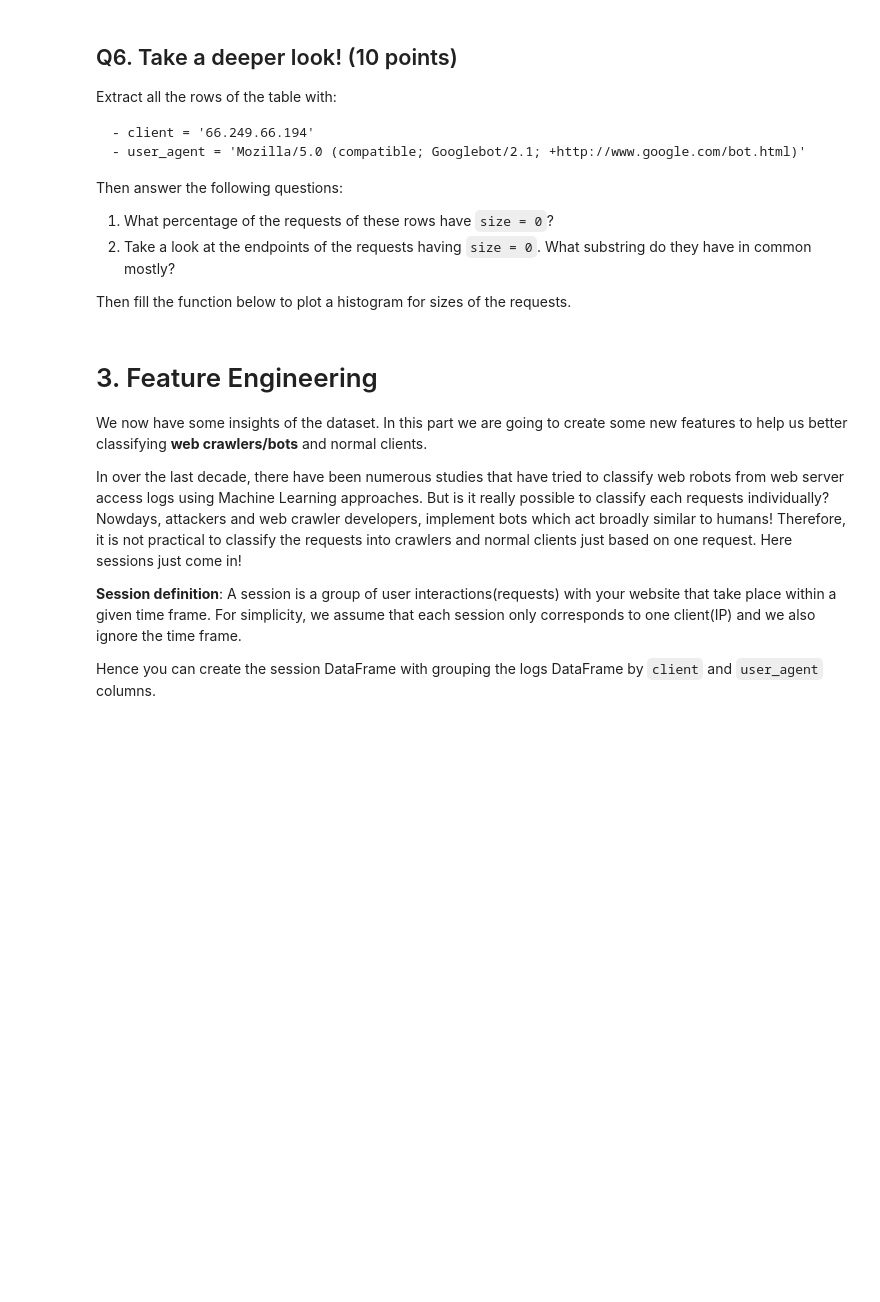
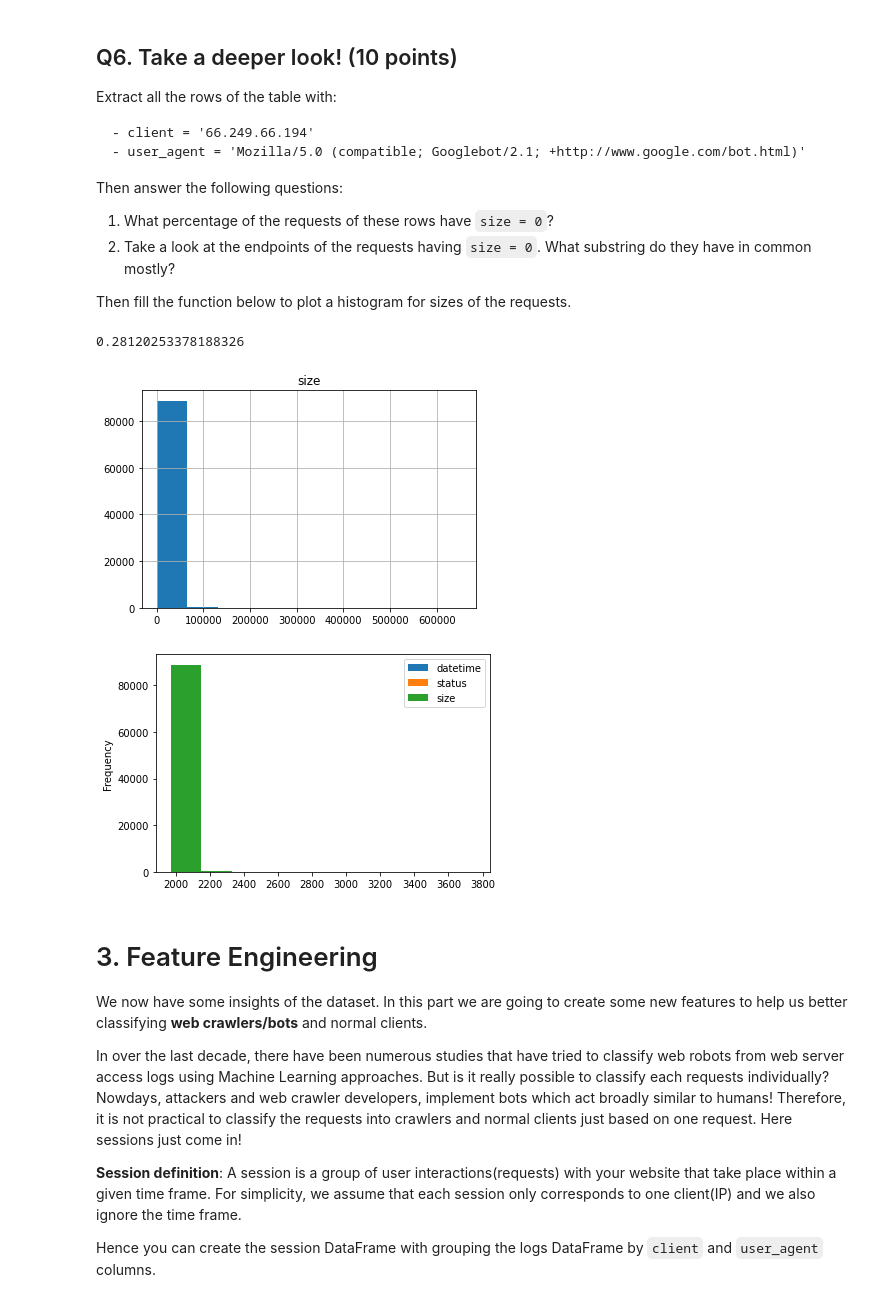
Before and after one commit to AAdvari/pandas-practice, a Jupyter notebook: LogServerAnalysis.ipynb, the cells around one changed output. Drawn from its saved outputs; the diff is of its cells as text; code cells hidden in the pictures; blank space fills up the shorter version.

```diff
--- a/LogServerAnalysis.ipynb
+++ b/LogServerAnalysis.ipynb
@@ -582,17 +577,26 @@ Then fill the function below to plot a histogram for sizes of the requests.
 # %%
 client = '66.249.66.194'
 user_agent = 'Mozilla/5.0 (compatible; Googlebot/2.1; +http://www.google.com/bot.html)'
 
 def plot_histogram(sample_df, n_bins=10):
     # TODO: Implement this function that takes a pd.DataFrame
     # and plot a histogram with n_bins bins.
 
     ############# Your code here ############
+    spec_rows = sample_df[(sample_df['client'] == '66.249.66.194') & (sample_df['user_agent'] == 'Mozilla/5.0 (compatible; Googlebot/2.1; +http://www.google.com/bot.html)' )]
+    spec_rows.hist(column='size', bins=n_bins)
+    spec_rows.plot.hist(by='size', bins=n_bins)
 
+    percentage = spec_rows[spec_rows['size']==0].shape[0] / spec_rows.shape[0]
+    print(percentage)
     #########################################
 
 sample_df = logs_df[(logs_df['client'] == client) & (logs_df['user_agent'] == user_agent)]
 plot_histogram(sample_df, n_bins=10)
+# %% [output]
+0.28120253378188326
+[figure, added]
+[figure, added]
 # %% [markdown]
 # 3. Feature Engineering
 
```
Also changed, not shown: parts of 5 cells of this notebook.
